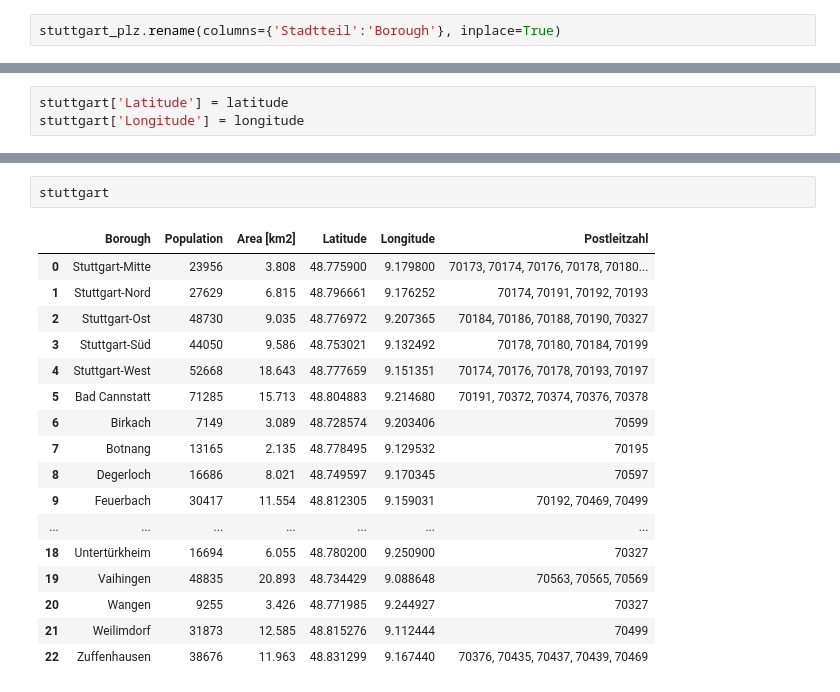
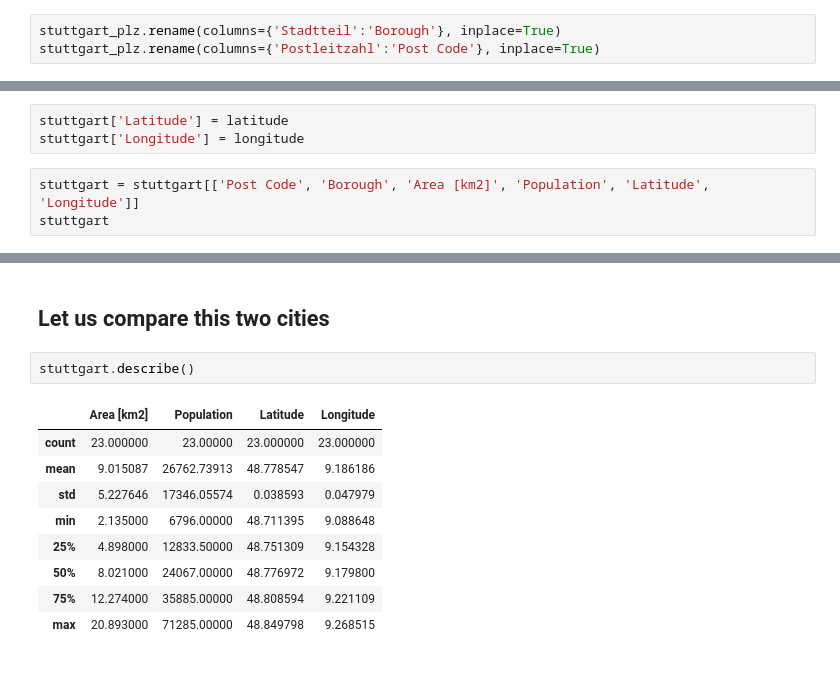
Before and after one commit to gnedim/Graz-vs-Stuttgart-IBM-Data-Science-Capstone-, a Jupyter notebook: Graz-vs-Stuttgart-IBM-Data-Science-Capstone-.ipynb, the cells around one changed output, grey strips where cells are left out. Cells and saved outputs as stored; diff of their text form.

```diff
--- a/Graz-vs-Stuttgart-IBM-Data-Science-Capstone-.ipynb
+++ b/Graz-vs-Stuttgart-IBM-Data-Science-Capstone-.ipynb
@@ -312,6 +314,7 @@ stuttgart
 stuttgart_plz = stuttgart_plz.loc[stuttgart_plz['Stadtteil'].isin(stuttgart['Borough'])]
 # %%
 stuttgart_plz.rename(columns={'Stadtteil':'Borough'}, inplace=True)
+stuttgart_plz.rename(columns={'Postleitzahl':'Post Code'}, inplace=True)
 # %%
 stuttgart_plz
 # %% [output]
@@ -391,3 +394,6 @@ Zuffenhausen, Stuttgart, Germany
 # %%
 stuttgart['Latitude'] = latitude
 stuttgart['Longitude'] = longitude
+# %%
+stuttgart = stuttgart[['Post Code', 'Borough', 'Area [km2]', 'Population', 'Latitude', 'Longitude']]
+stuttgart
@@ -394,20 +418,14 @@ stuttgart['Longitude'] = longitude
+# %% [markdown]
+## Let us compare this two cities
 # %%
-stuttgart
+stuttgart.describe()
 # %% [output]
-|  | Borough | Population | Area [km2] | Latitude | Longitude | Postleitzahl |
-| 0 | Stuttgart-Mitte | 23956 | 3.808 | 48.775900 | 9.179800 | 70173, 70174, 70176, 70178, 70180... |
-| 1 | Stuttgart-Nord | 27629 | 6.815 | 48.796661 | 9.176252 | 70174, 70191, 70192, 70193 |
-| 2 | Stuttgart-Ost | 48730 | 9.035 | 48.776972 | 9.207365 | 70184, 70186, 70188, 70190, 70327 |
-| 3 | Stuttgart-Süd | 44050 | 9.586 | 48.753021 | 9.132492 | 70178, 70180, 70184, 70199 |
-| 4 | Stuttgart-West | 52668 | 18.643 | 48.777659 | 9.151351 | 70174, 70176, 70178, 70193, 70197 |
-| 5 | Bad Cannstatt | 71285 | 15.713 | 48.804883 | 9.214680 | 70191, 70372, 70374, 70376, 70378 |
-| 6 | Birkach | 7149 | 3.089 | 48.728574 | 9.203406 | 70599 |
-| 7 | Botnang | 13165 | 2.135 | 48.778495 | 9.129532 | 70195 |
-| 8 | Degerloch | 16686 | 8.021 | 48.749597 | 9.170345 | 70597 |
-| 9 | Feuerbach | 30417 | 11.554 | 48.812305 | 9.159031 | 70192, 70469, 70499 |
-| ... | ... | ... | ... | ... | ... | ... |
-| 18 | Untertürkheim | 16694 | 6.055 | 48.780200 | 9.250900 | 70327 |
-| 19 | Vaihingen | 48835 | 20.893 | 48.734429 | 9.088648 | 70563, 70565, 70569 |
-| 20 | Wangen | 9255 | 3.426 | 48.771985 | 9.244927 | 70327 |
-| 21 | Weilimdorf | 31873 | 12.585 | 48.815276 | 9.112444 | 70499 |
-| 22 | Zuffenhausen | 38676 | 11.963 | 48.831299 | 9.167440 | 70376, 70435, 70437, 70439, 70469 |
+|  | Area [km2] | Population | Latitude | Longitude |
+| count | 23.000000 | 23.00000 | 23.000000 | 23.000000 |
+| mean | 9.015087 | 26762.73913 | 48.778547 | 9.186186 |
+| std | 5.227646 | 17346.05574 | 0.038593 | 0.047979 |
+| min | 2.135000 | 6796.00000 | 48.711395 | 9.088648 |
+| 25% | 4.898000 | 12833.50000 | 48.751309 | 9.154328 |
+| 50% | 8.021000 | 24067.00000 | 48.776972 | 9.179800 |
+| 75% | 12.274000 | 35885.00000 | 48.808594 | 9.221109 |
+| max | 20.893000 | 71285.00000 | 48.849798 | 9.268515 |
```
Also changed, not shown: parts of 34 cells of this notebook.
